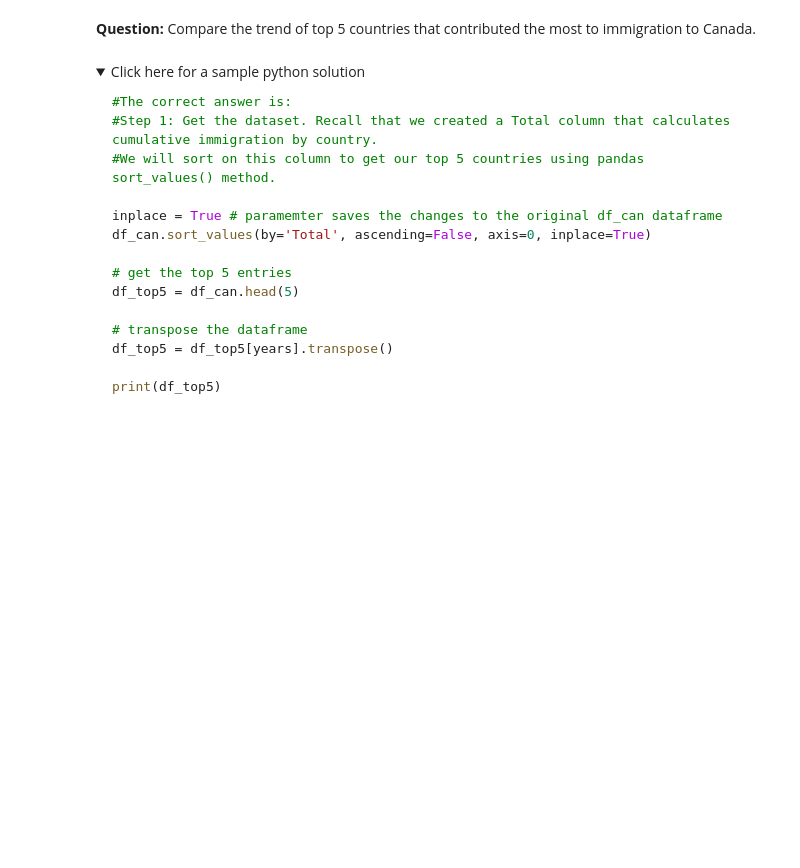
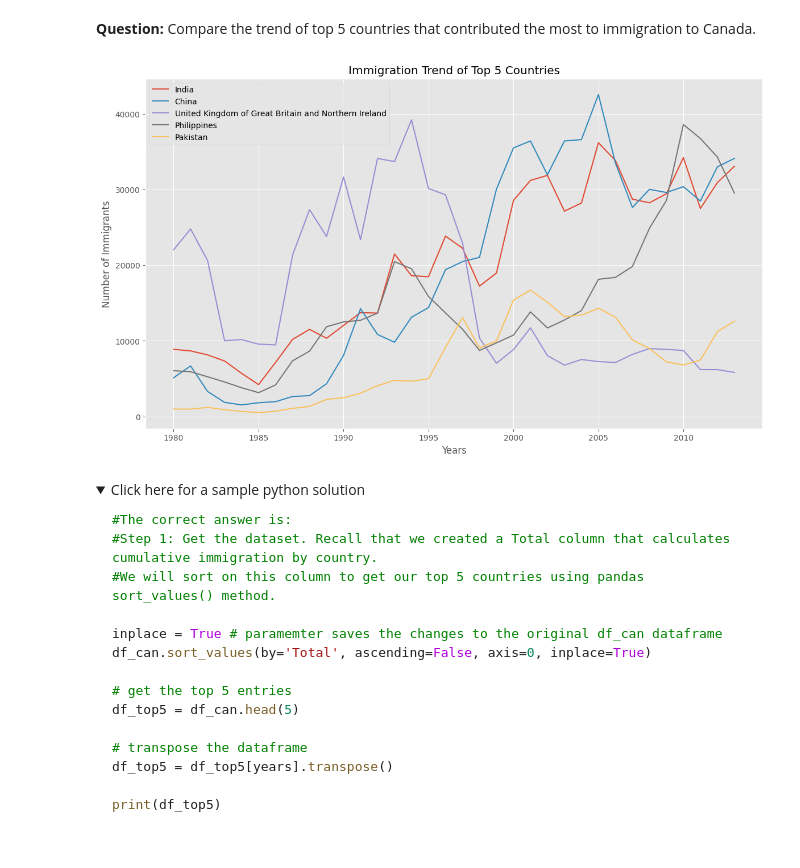
Before and after one commit to darwin-garcia/IBM-Data-Science, a Jupyter notebook: Modue 8/DV0101EN-Exercise-Introduction-to-Matplotlib-and-Line-Plots--v2.ipynb, the cells around one changed output. Drawn from its saved outputs; the diff is of its cells as text; code cells hidden in the pictures; folded sections open; blank space fills up the shorter version.

```diff
--- a/Modue 8/DV0101EN-Exercise-Introduction-to-Matplotlib-and-Line-Plots--v2.ipynb
+++ b/Modue 8/DV0101EN-Exercise-Introduction-to-Matplotlib-and-Line-Plots--v2.ipynb
@@ -395,3 +393,16 @@ Line plot is a handy tool to display several dependent variables against one ind
+# %%
+### type your answer here
+df_can.sort_values(by='Total', ascending=False, inplace=True)
+df_top5 = df_can[years].head()
+df_top5 = df_top5.transpose()
+
+df_top5.plot(kind='line', figsize=(14, 8))
+plt.title('Immigration Trend of Top 5 Countries')
+plt.ylabel('Number of Immigrants')
+plt.xlabel('Years')
+plt.show()
+# %% [output]
+[figure, added]
 # %% [markdown]
 <details><summary>Click here for a sample python solution</summary>
 
```
Also changed, not shown: parts of 2 cells of this notebook, 2 other files.
